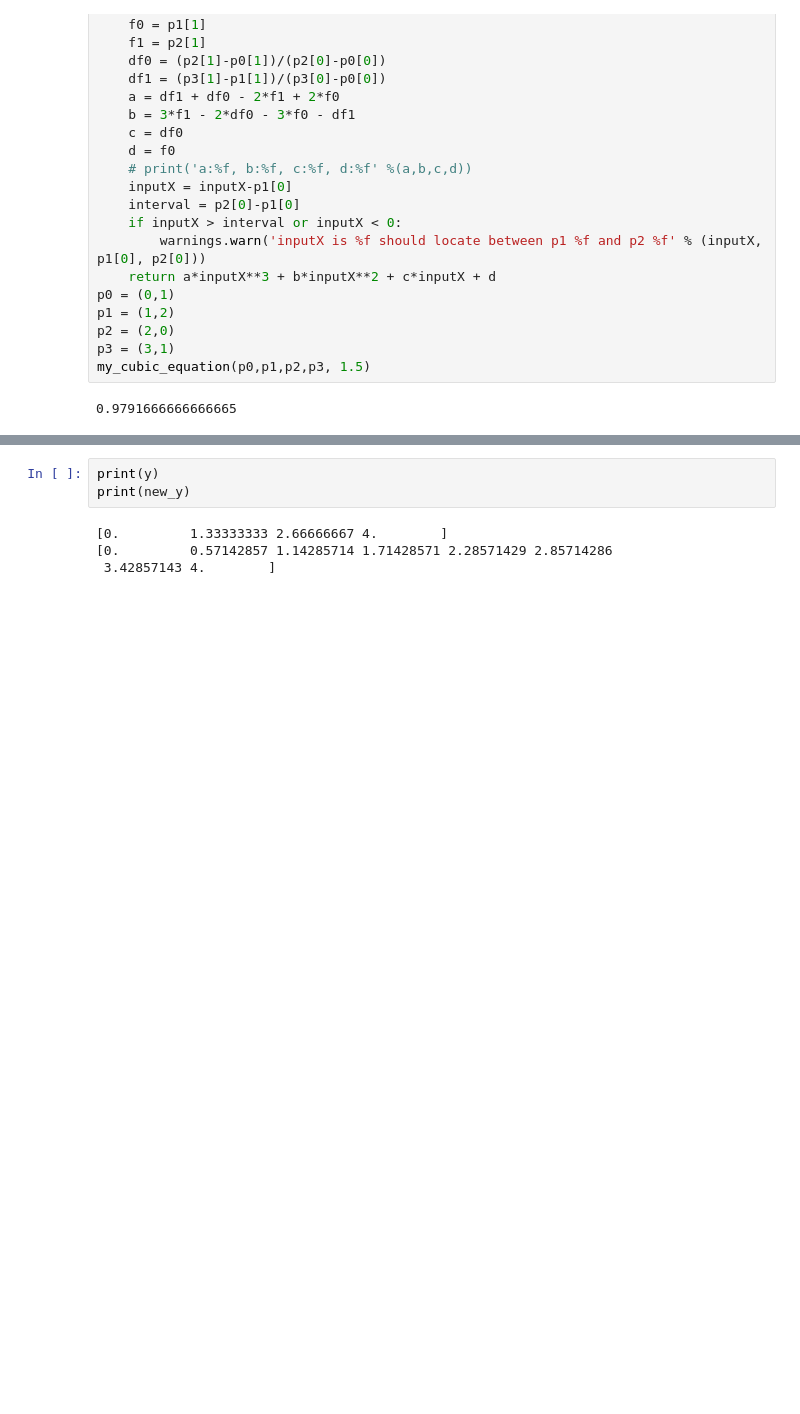
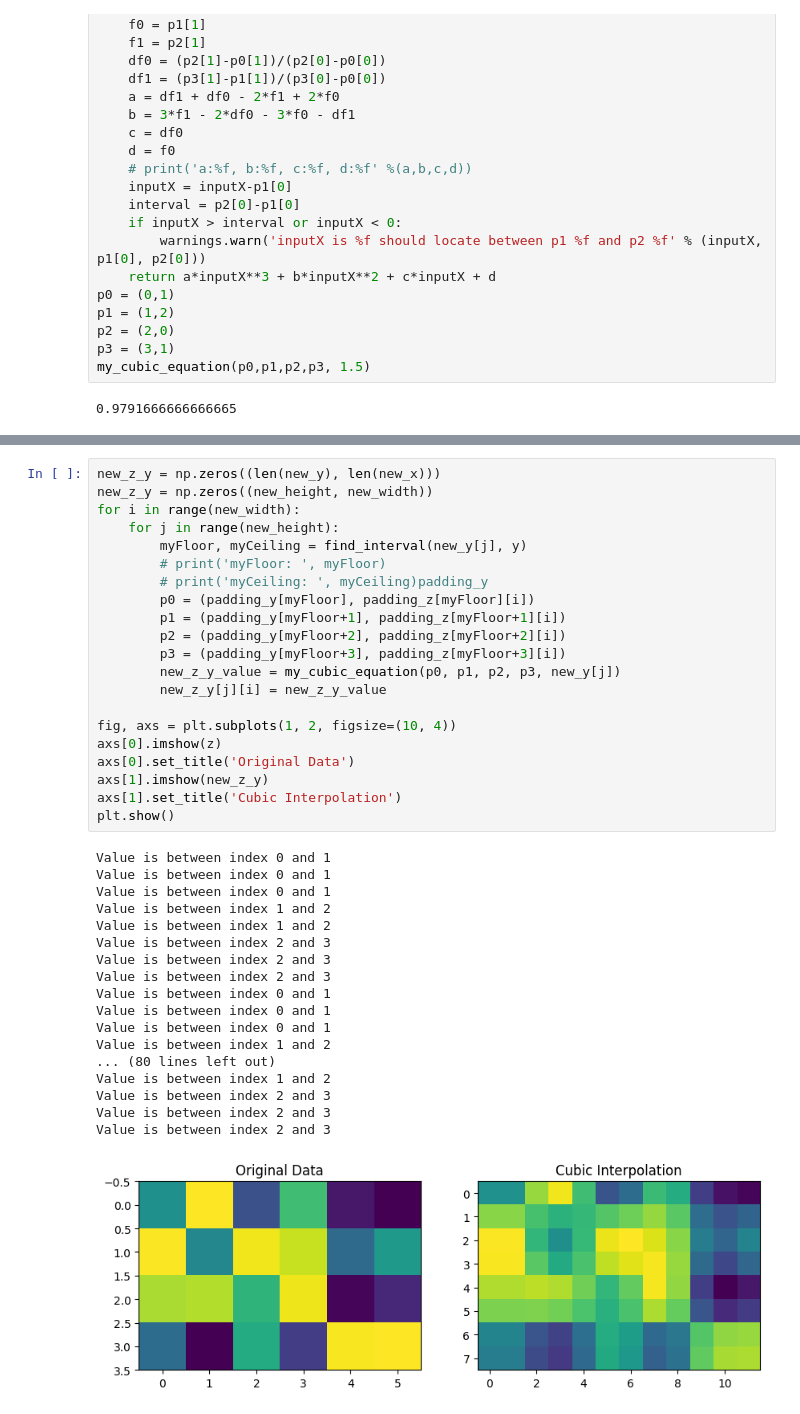
Before and after one commit to jianming1481/py_slambook2, a Jupyter notebook: ch8/test.ipynb, the cells around one changed output, grey strips where cells are left out. Cells and saved outputs as stored; diff of their text form; blank space fills up the shorter version.

```diff
--- a/ch8/test.ipynb
+++ b/ch8/test.ipynb
@@ -501,8 +524,41 @@ IndexError: index 8 is out of bounds for axis 0 with size 8
 # %%
-print(y)
-print(new_y)
+new_z_y = np.zeros((len(new_y), len(new_x)))
+new_z_y = np.zeros((new_height, new_width))
+for i in range(new_width):
+    for j in range(new_height):
+        myFloor, myCeiling = find_interval(new_y[j], y)
+        # print('myFloor: ', myFloor)
+        # print('myCeiling: ', myCeiling)padding_y
+        p0 = (padding_y[myFloor], padding_z[myFloor][i])
+        p1 = (padding_y[myFloor+1], padding_z[myFloor+1][i])
+        p2 = (padding_y[myFloor+2], padding_z[myFloor+2][i])
+        p3 = (padding_y[myFloor+3], padding_z[myFloor+3][i])
+        new_z_y_value = my_cubic_equation(p0, p1, p2, p3, new_y[j])
+        new_z_y[j][i] = new_z_y_value
+
+fig, axs = plt.subplots(1, 2, figsize=(10, 4))
+axs[0].imshow(z)
+axs[0].set_title('Original Data')
+axs[1].imshow(new_z_y)
+axs[1].set_title('Cubic Interpolation')
+plt.show()
 # %% [output]
-[0.         1.33333333 2.66666667 4.        ]
-[0.         0.57142857 1.14285714 1.71428571 2.28571429 2.85714286
- 3.42857143 4.        ]
+Value is between index 0 and 1
+Value is between index 0 and 1
+Value is between index 0 and 1
+Value is between index 1 and 2
+Value is between index 1 and 2
+Value is between index 2 and 3
+Value is between index 2 and 3
+Value is between index 2 and 3
+Value is between index 0 and 1
+Value is between index 0 and 1
+Value is between index 0 and 1
+Value is between index 1 and 2
+... (80 lines left out)
+Value is between index 1 and 2
+Value is between index 2 and 3
+Value is between index 2 and 3
+Value is between index 2 and 3
+[figure, added]
 # %%
```
Also changed, not shown: parts of 6 cells of this notebook.
